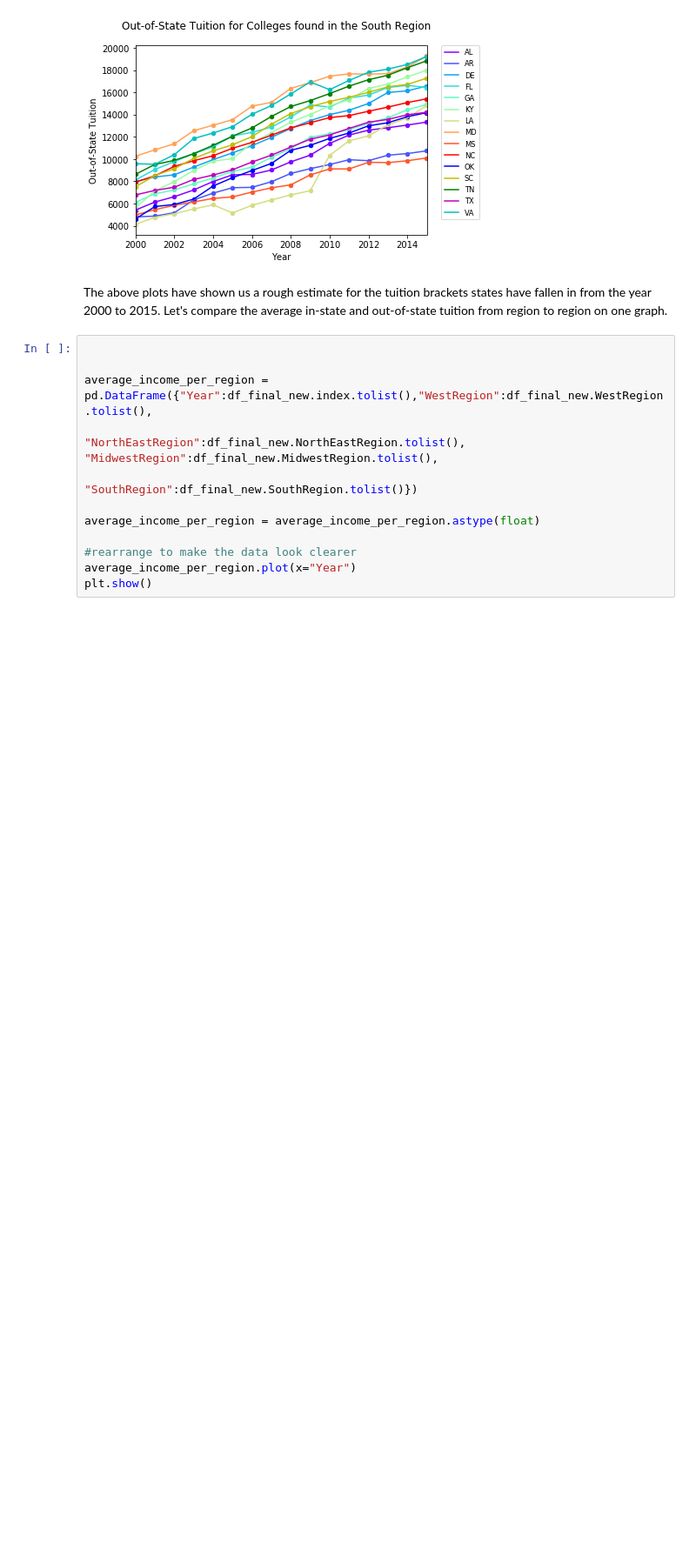
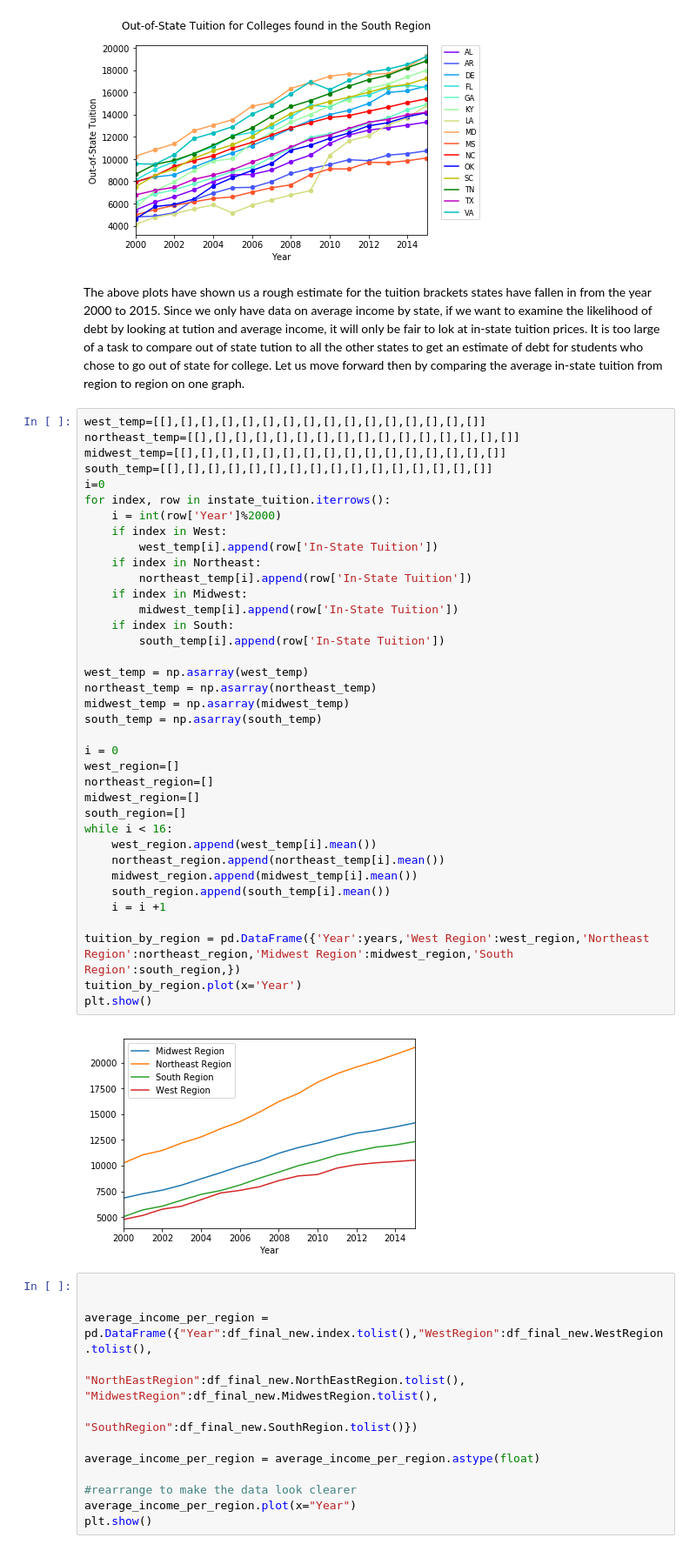
Before and after one commit to martinezedwin893/FinalProjectCogs108, a Jupyter notebook: FinalProject.ipynb, the cells around one changed output. Shown: that part at 87% size. Cells and saved outputs as stored; diff of their text form; blank space fills up the shorter version.

Commit message:
Added plots for in-state tuition by region

```diff
--- a/FinalProject.ipynb
+++ b/FinalProject.ipynb
@@ -373,7 +373,46 @@ plt.show()
 [figure]
 [figure]
 # %% [markdown]
-The above plots have shown us a rough estimate for the tuition brackets states have fallen in from the year 2000 to 2015. Let's compare the average in-state and out-of-state tuition from region to region on one graph.
+The above plots have shown us a rough estimate for the tuition brackets states have fallen in from the year 2000 to 2015. Since we only have data on average income by state, if we want to examine the likelihood of debt by looking at tution and average income, it will only be fair to lok at in-state tuition prices. It is too large of a task to compare out of state tution to all the other states to get an estimate of debt for students who chose to go out of state for college. Let us move forward then by comparing the average in-state tuition from region to region on one graph.
+# %%
+west_temp=[[],[],[],[],[],[],[],[],[],[],[],[],[],[],[],[]]
+northeast_temp=[[],[],[],[],[],[],[],[],[],[],[],[],[],[],[],[]]
+midwest_temp=[[],[],[],[],[],[],[],[],[],[],[],[],[],[],[],[]]
+south_temp=[[],[],[],[],[],[],[],[],[],[],[],[],[],[],[],[]]
+i=0
+for index, row in instate_tuition.iterrows():
+    i = int(row['Year']%2000)
+    if index in West:
+        west_temp[i].append(row['In-State Tuition'])
+    if index in Northeast:
+        northeast_temp[i].append(row['In-State Tuition'])
+    if index in Midwest:
+        midwest_temp[i].append(row['In-State Tuition'])
+    if index in South:
+        south_temp[i].append(row['In-State Tuition'])
+
+west_temp = np.asarray(west_temp)
+northeast_temp = np.asarray(northeast_temp)
+midwest_temp = np.asarray(midwest_temp)
+south_temp = np.asarray(south_temp)
+
+i = 0
+west_region=[]
+northeast_region=[]
+midwest_region=[]
+south_region=[]
+while i < 16:
+    west_region.append(west_temp[i].mean())
+    northeast_region.append(northeast_temp[i].mean())
+    midwest_region.append(midwest_temp[i].mean())
+    south_region.append(south_temp[i].mean())
+    i = i +1
+
+tuition_by_region = pd.DataFrame({'Year':years,'West Region':west_region,'Northeast Region':northeast_region,'Midwest Region':midwest_region,'South Region':south_region,})
+tuition_by_region.plot(x='Year')
+plt.show()
+# %% [output]
+[figure, added]
 # %%
 
 
```
